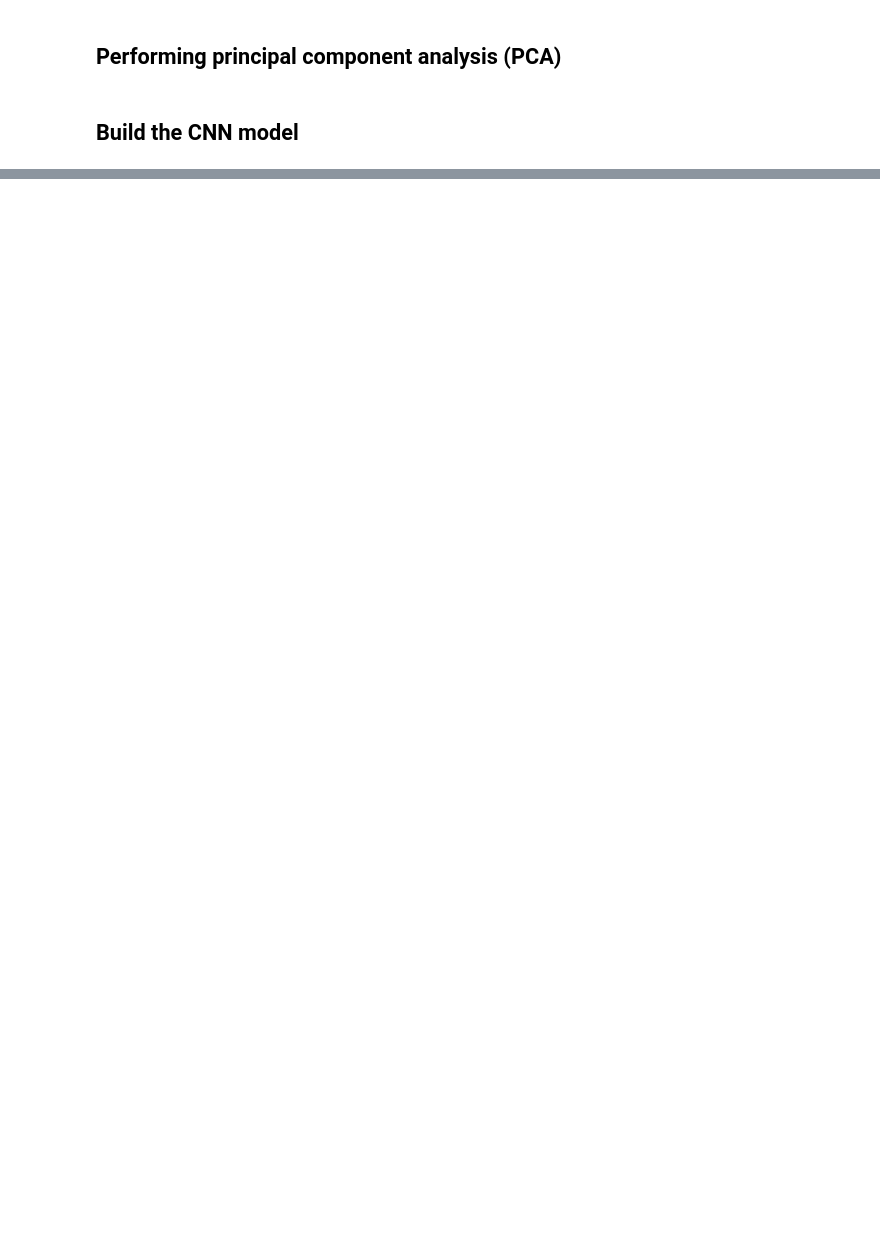
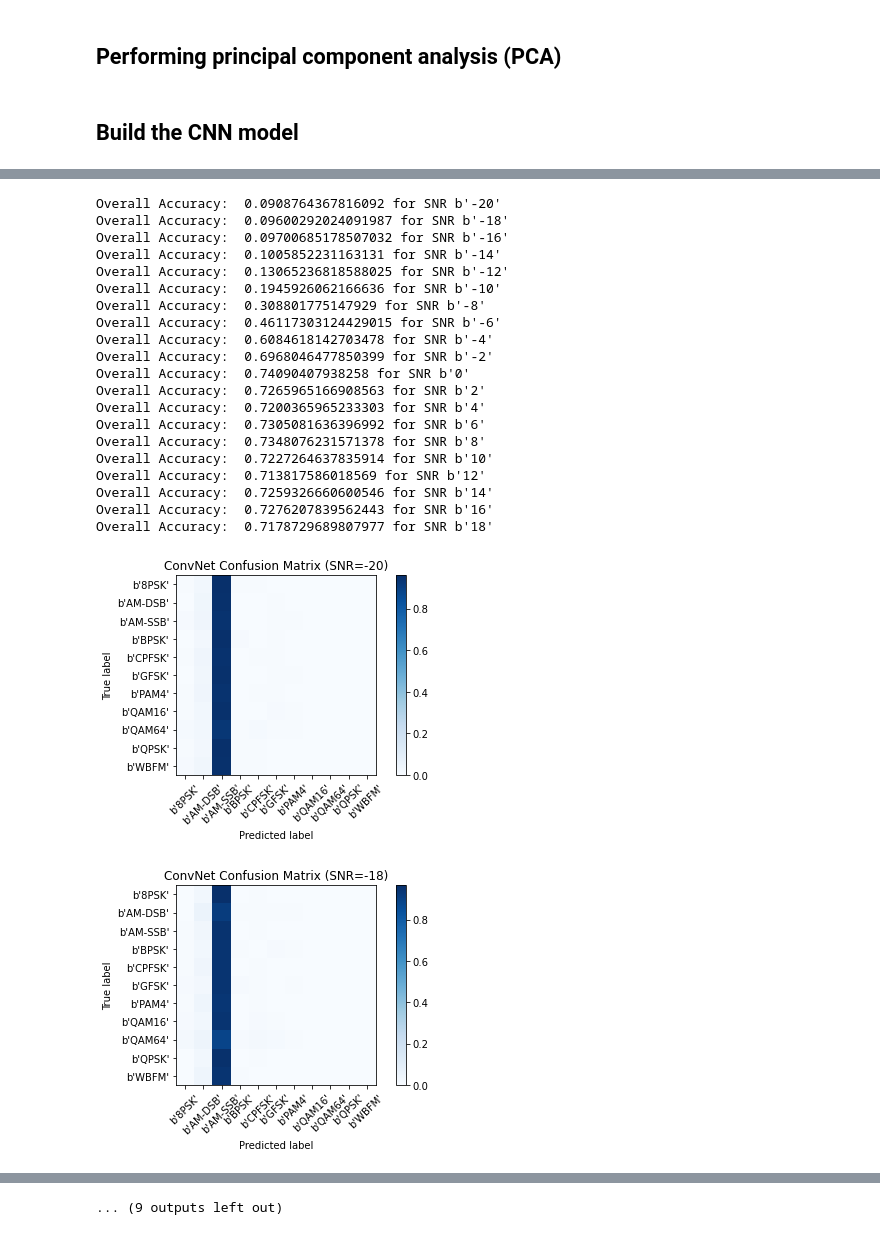
Before and after one commit to zhaoshengEE/Modulation_Classification, a Jupyter notebook: CNN.ipynb, the cells around one changed output, grey strips where cells are left out. Cells and saved outputs as stored; diff of their text form; code cells hidden in the pictures; blank space fills up the shorter version.

```diff
--- a/CNN.ipynb
+++ b/CNN.ipynb
@@ -178,0 +360,25 @@ Test accuracy: 0.14100909233093262
+# %%
+acc = getTestAccArray(model, lbl, X_test, y_test, test_idx)
+# %% [output]
+Overall Accuracy:  0.0908764367816092 for SNR b'-20'
+Overall Accuracy:  0.09600292024091987 for SNR b'-18'
+Overall Accuracy:  0.09700685178507032 for SNR b'-16'
+Overall Accuracy:  0.1005852231163131 for SNR b'-14'
+Overall Accuracy:  0.13065236818588025 for SNR b'-12'
+Overall Accuracy:  0.1945926062166636 for SNR b'-10'
+Overall Accuracy:  0.308801775147929 for SNR b'-8'
+Overall Accuracy:  0.46117303124429015 for SNR b'-6'
+Overall Accuracy:  0.6084618142703478 for SNR b'-4'
+Overall Accuracy:  0.6968046477850399 for SNR b'-2'
+Overall Accuracy:  0.74090407938258 for SNR b'0'
+Overall Accuracy:  0.7265965166908563 for SNR b'2'
+Overall Accuracy:  0.7200365965233303 for SNR b'4'
+Overall Accuracy:  0.7305081636396992 for SNR b'6'
+Overall Accuracy:  0.7348076231571378 for SNR b'8'
+Overall Accuracy:  0.7227264637835914 for SNR b'10'
+Overall Accuracy:  0.713817586018569 for SNR b'12'
+Overall Accuracy:  0.7259326660600546 for SNR b'14'
+Overall Accuracy:  0.7276207839562443 for SNR b'16'
+Overall Accuracy:  0.7178729689807977 for SNR b'18'
+[figure, added]
+[figure, added]
@@ -178,0 +394 @@ Test accuracy: 0.14100909233093262
+... (9 outputs left out)
```
Also changed, not shown: parts of 20 cells of this notebook.
